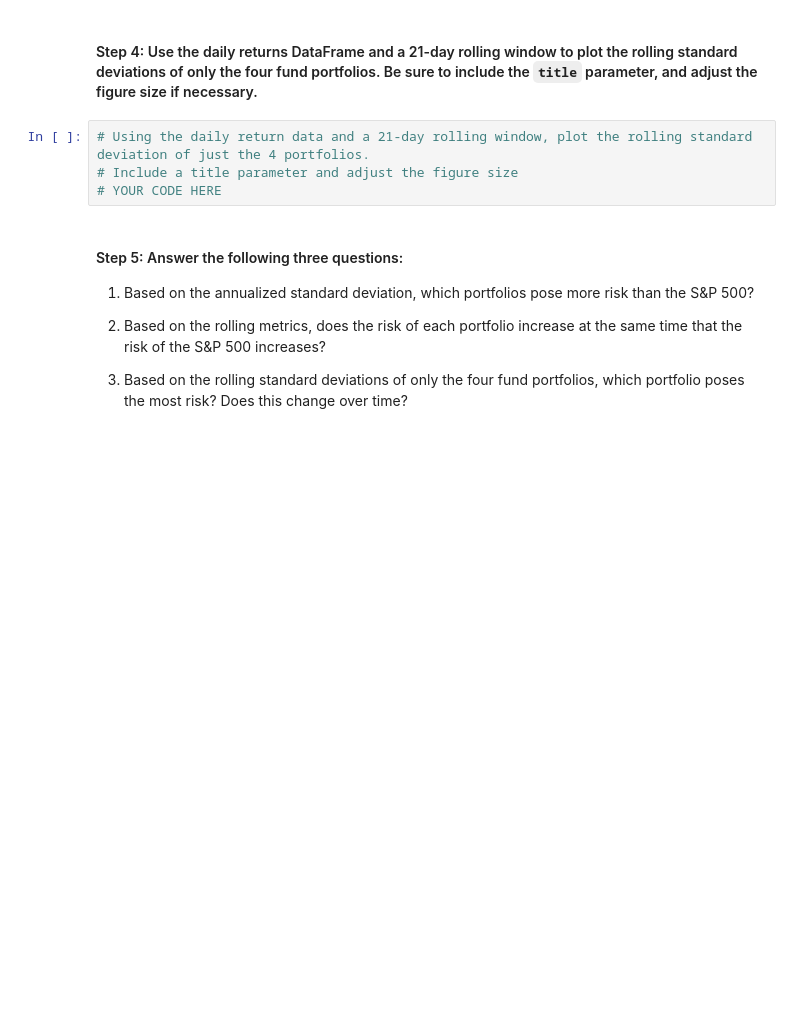
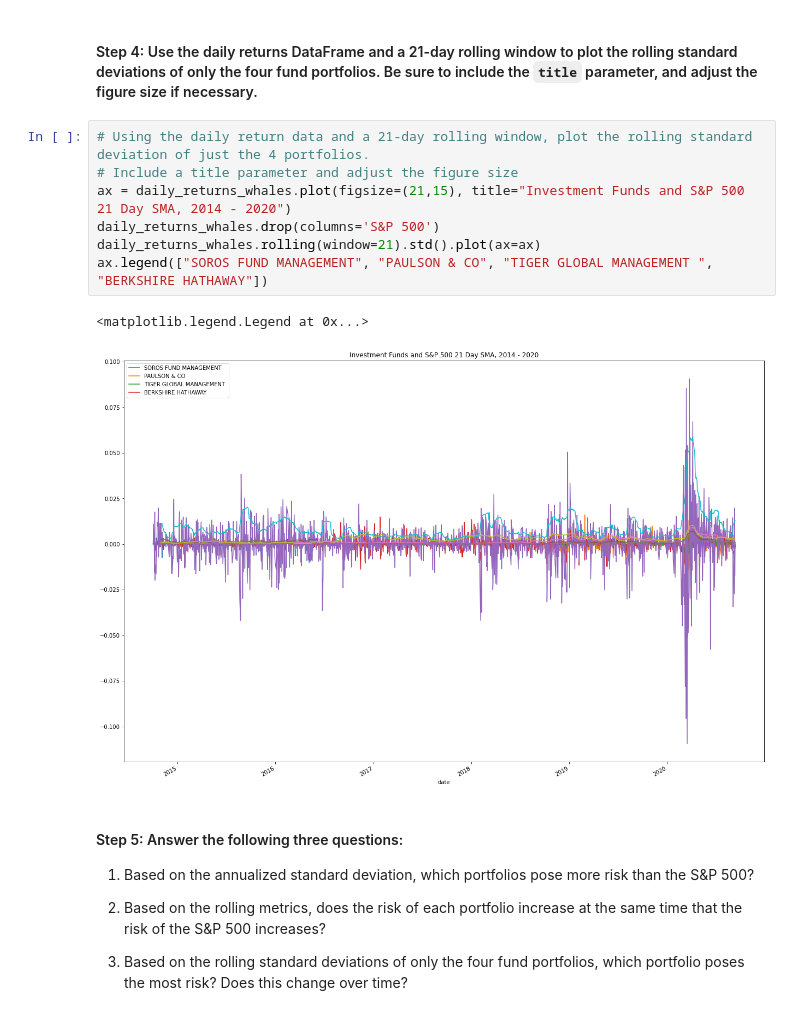
Before and after one commit to AnaIitico/quantitative_analysis, a Jupyter notebook: risk_return_analysis.ipynb, the cells around one changed output. Cells and saved outputs as stored; diff of their text form; blank space fills up the shorter version.

```diff
--- a/risk_return_analysis.ipynb
+++ b/risk_return_analysis.ipynb
@@ -219,7 +243,13 @@ Evaluate the risk profile of each portfolio by using the standard deviation and
 # %%
 # Using the daily return data and a 21-day rolling window, plot the rolling standard deviation of just the 4 portfolios.
 # Include a title parameter and adjust the figure size
-# YOUR CODE HERE
+ax = daily_returns_whales.plot(figsize=(21,15), title="Investment Funds and S&P 500 21 Day SMA, 2014 - 2020")
+daily_returns_whales.drop(columns='S&P 500')
+daily_returns_whales.rolling(window=21).std().plot(ax=ax)
+ax.legend(["SOROS FUND MANAGEMENT", "PAULSON & CO", "TIGER GLOBAL MANAGEMENT ", "BERKSHIRE HATHAWAY"])
+# %% [output]
+<matplotlib.legend.Legend at 0x...>
+[figure, added]
 # %% [markdown]
 #### Step 5: Answer the following three questions:
 
```
Also changed, not shown: parts of 20 cells of this notebook.
